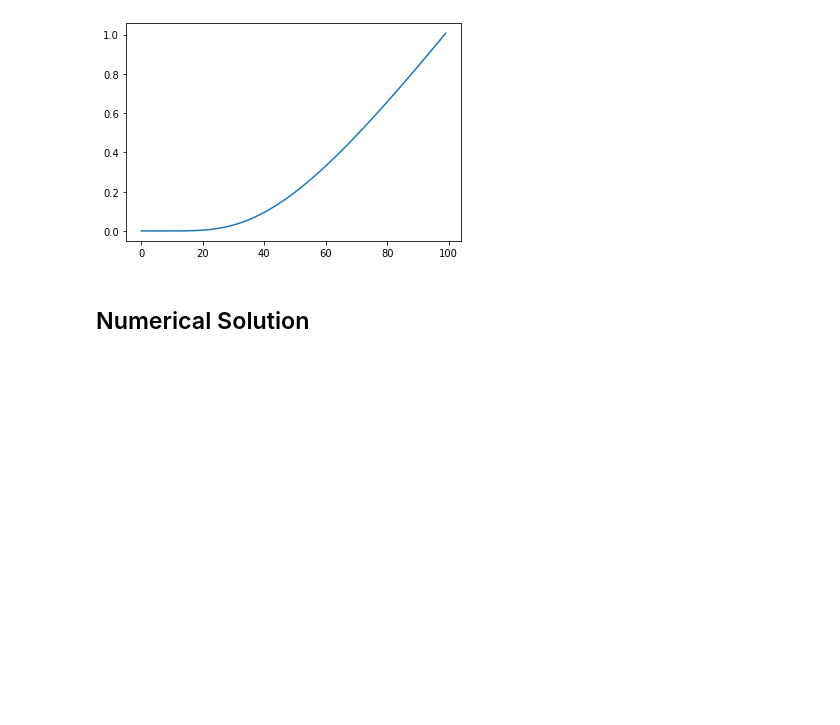
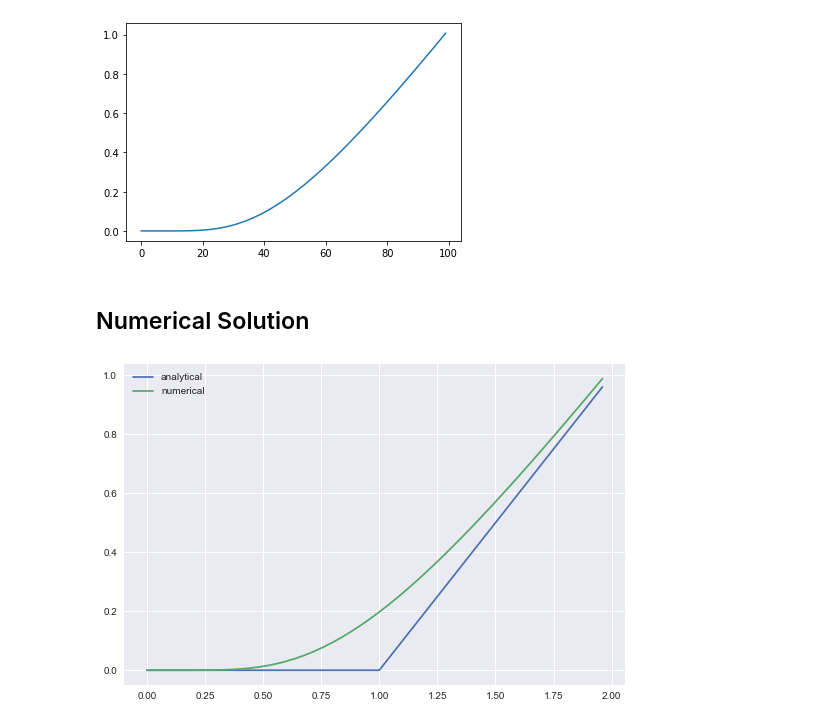
Before and after one commit to TurboFreeze/black-scholes, a Jupyter notebook: blackscholes.ipynb, the cells around one changed output. Cells and saved outputs as stored; diff of their text form; code cells hidden in the pictures; blank space fills up the shorter version.

Commit message:
implementation of implicit finite difference technique

```diff
--- a/blackscholes.ipynb
+++ b/blackscholes.ipynb
@@ -84,0 +151,14 @@ plt.plot(calls)
+# %%
+maxS = 2
+nS = 50
+Srange = np.array(range(nS)) / (nS / maxS)
+nums = implicit(strike=1, r=0, nS=nS, maxS=maxS, nt=100, maxt=2, sigma=0.5, optiontype='call')
+ans = [blackscholes_formula(0.5, time_remaining, S, K, 0, 'call') for S in Srange]
+# %%
+plt.style.use('seaborn')
+sns.lineplot(Srange, list(nums[:-1,-1]))
+sns.lineplot(Srange, ans)
+plt.legend(['analytical', 'numerical'])
+plt.show()
+# %% [output]
+[figure, added]
```
Also changed, not shown: parts of 3 cells of this notebook.
